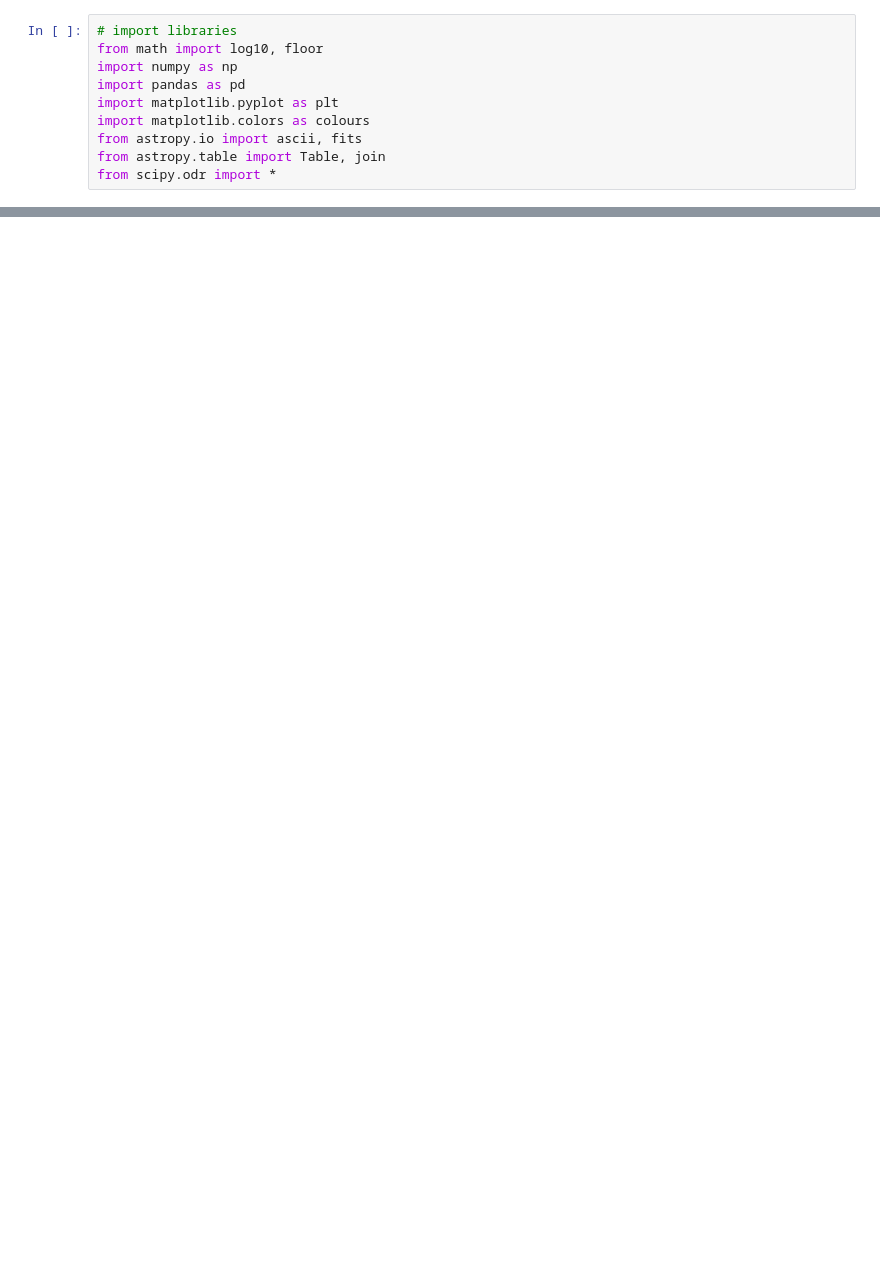
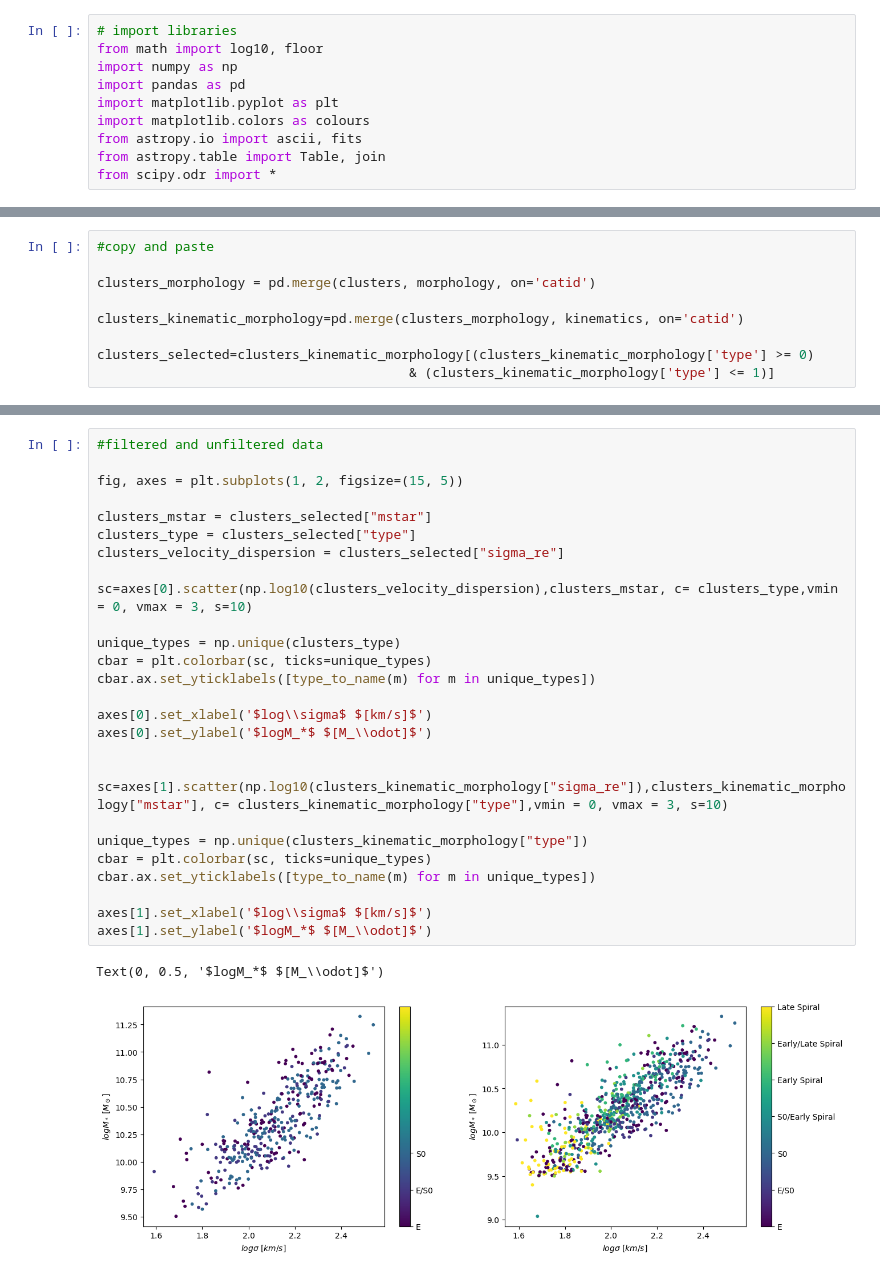
Before and after one commit to Yuang-Tan/PHYS3116-Computational, a Jupyter notebook: computation 2.ipynb, the cells around one changed output, grey strips where cells are left out. Saved outputs shown, nothing was run; the diff lists cells and outputs as text; blank space fills up the shorter version.

```diff
--- a/computation 2.ipynb
+++ b/computation 2.ipynb
@@ -62,0 +270,9 @@ plt.show()
+# %%
+#copy and paste
+
+clusters_morphology = pd.merge(clusters, morphology, on='catid')
+
+clusters_kinematic_morphology=pd.merge(clusters_morphology, kinematics, on='catid')
+
+clusters_selected=clusters_kinematic_morphology[(clusters_kinematic_morphology['type'] >= 0)
+                                        & (clusters_kinematic_morphology['type'] <= 1)]
@@ -62,0 +296,30 @@ plt.show()
+# %%
+#filtered and unfiltered data
+
+fig, axes = plt.subplots(1, 2, figsize=(15, 5))
+
+clusters_mstar = clusters_selected["mstar"]
+clusters_type = clusters_selected["type"]
+clusters_velocity_dispersion = clusters_selected["sigma_re"]
+
+sc=axes[0].scatter(np.log10(clusters_velocity_dispersion),clusters_mstar, c= clusters_type,vmin = 0, vmax = 3, s=10)
+
+unique_types = np.unique(clusters_type)
+cbar = plt.colorbar(sc, ticks=unique_types)
+cbar.ax.set_yticklabels([type_to_name(m) for m in unique_types])
+
+axes[0].set_xlabel('$log\\sigma$ $[km/s]$')
+axes[0].set_ylabel('$logM_*$ $[M_\\odot]$')
+
+
+sc=axes[1].scatter(np.log10(clusters_kinematic_morphology["sigma_re"]),clusters_kinematic_morphology["mstar"], c= clusters_kinematic_morphology["type"],vmin = 0, vmax = 3, s=10)
+
+unique_types = np.unique(clusters_kinematic_morphology["type"])
+cbar = plt.colorbar(sc, ticks=unique_types)
+cbar.ax.set_yticklabels([type_to_name(m) for m in unique_types])
+
+axes[1].set_xlabel('$log\\sigma$ $[km/s]$')
+axes[1].set_ylabel('$logM_*$ $[M_\\odot]$')
+# %% [output]
+Text(0, 0.5, '$logM_*$ $[M_\\odot]$')
+[figure, added]
```
Also changed, not shown: parts of 31 cells of this notebook.
